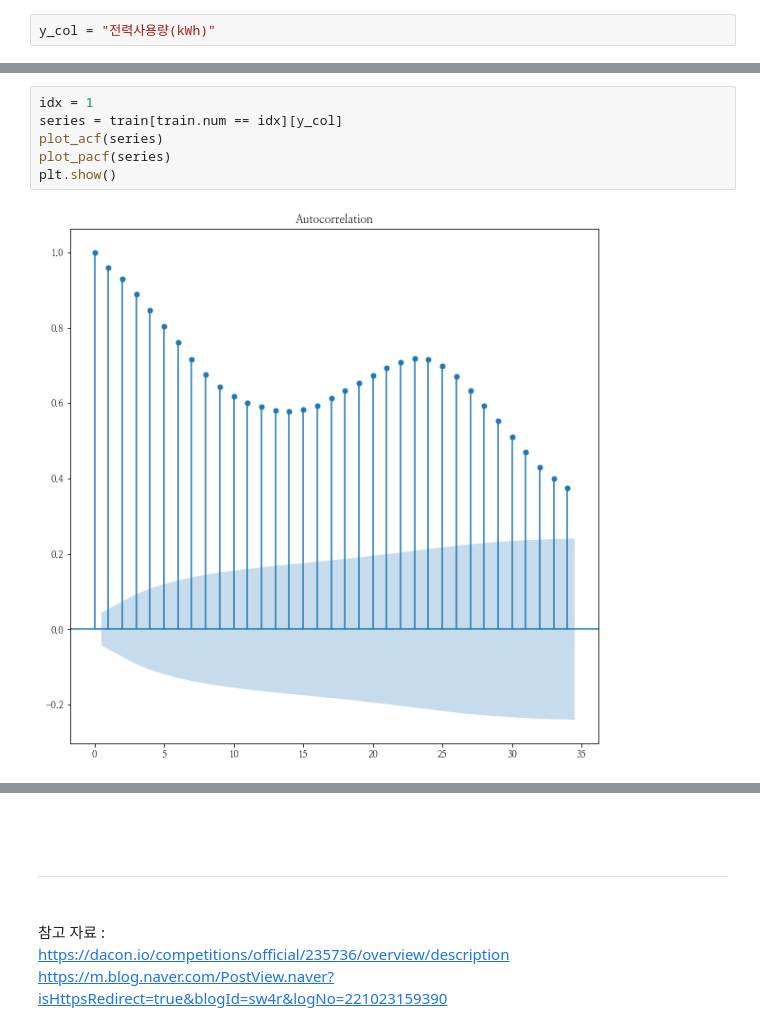
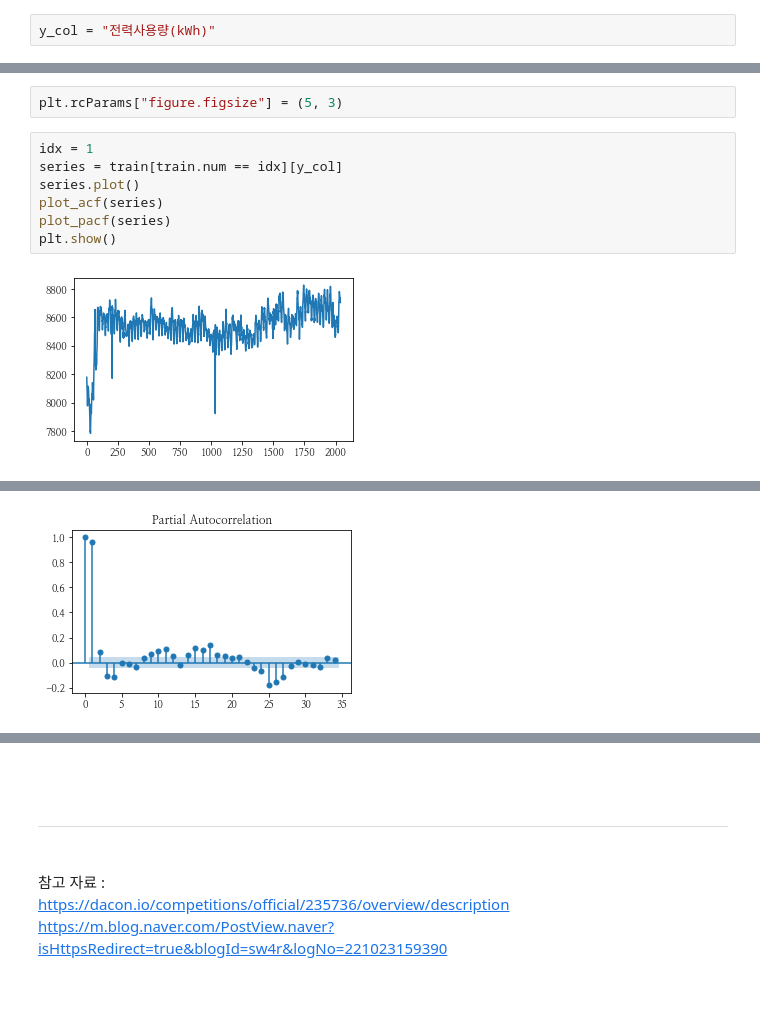
Before and after one commit to Chanjun-kim/Chanjun-kim.github.io, a Jupyter notebook: _ipynb/2021-06-08-TimeSeries.ipynb, the cells around one changed output, grey strips where cells are left out. Drawn from its saved outputs; the diff is of its cells as text; blank space fills up the shorter version.

```diff
--- a/_ipynb/2021-06-08-TimeSeries.ipynb
+++ b/_ipynb/2021-06-08-TimeSeries.ipynb
@@ -267,11 +269,14 @@ idxs = [1, 2, 3, 4]
 > 출처 : [https://tjansry354.tistory.com/14](https://tjansry354.tistory.com/14) <br>
 > 출처 : [https://kerpect.tistory.com/161](https://kerpect.tistory.com/161) <br>
 > 출처 : [https://byeongkijeong.github.io/ARIMA-with-Python/](https://byeongkijeong.github.io/ARIMA-with-Python/)
+# %%
+plt.rcParams["figure.figsize"] = (5, 3)
 # %%
 idx = 1
 series = train[train.num == idx][y_col]
+series.plot()
 plot_acf(series)
 plot_pacf(series)
 plt.show()
 # %% [output]
-[figure, old version]
+[figure, new version]
@@ -278,0 +284 @@ plt.show()
+[figure, added]
```
Also changed, not shown: parts of 19 cells of this notebook.
